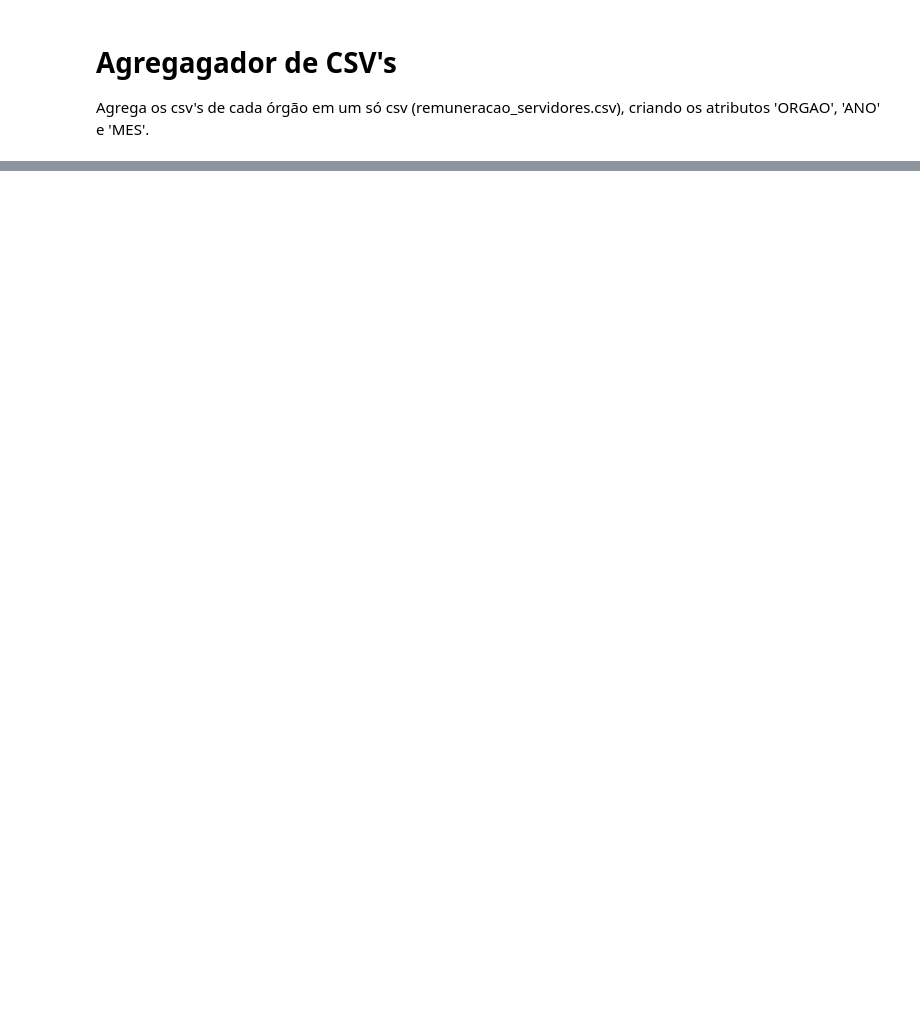
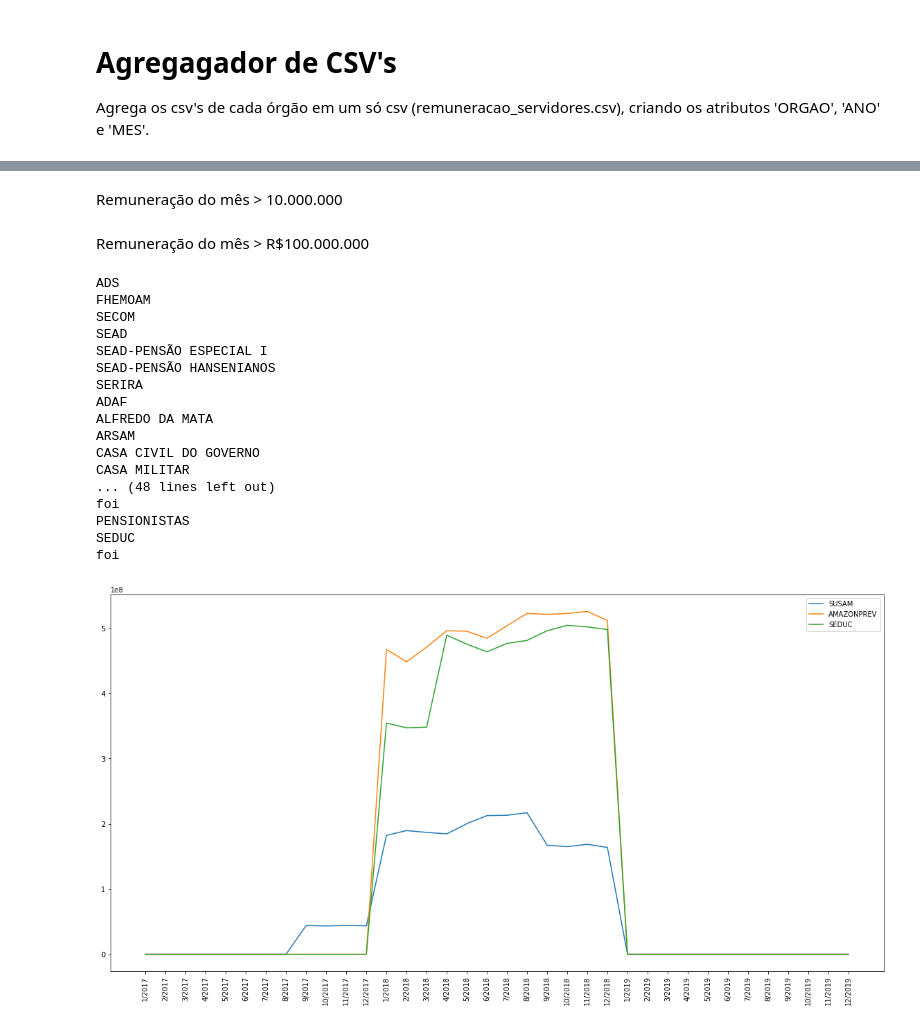
Before and after one commit to ViniPessoa8/PAIC, a Jupyter notebook: csv-merger.ipynb, the cells around one changed output, grey strips where cells are left out. Cells and saved outputs as stored; diff of their text form; code cells hidden in the pictures; blank space fills up the shorter version.

```diff
--- a/csv-merger.ipynb
+++ b/csv-merger.ipynb
@@ -222,0 +297,2 @@ print(uea_rem)
+# %% [markdown]
+Remuneração do mês > 10.000.000
@@ -222,0 +333,57 @@ print(uea_rem)
+# %% [markdown]
+Remuneração do mês > R$100.000.000
+# %%
+c_org = 0
+data = []
+plt.figure(figsize=[20,10])
+for orgao in orgaos:
+
+    maior = 0
+    orgao_tots = []
+
+#     if(orgao != 'AMAZONPREV' and orgao != 'SUSAM' and orgao != 'SEDUC'):
+#         continue
+    print(orgao)
+    for ano in anos:
+
+        if (ano < 2017):
+            continue
+#         print("###", ano)
+        meses = rem_org['MES'].drop_duplicates()
+
+        for mes in meses:
+#             print("######", mes, end=': ')
+            rem = rem_org[(rem_org['ANO'] == ano) & (rem_org['ORGAO'] == orgao) & (rem_org['MES'] == mes)]
+            rem = rem[['REMUNERACAO LEGAL DEVIDA(R$)', 'ORGAO']]
+            rem = rem['REMUNERACAO LEGAL DEVIDA(R$)'].sum()
+            if (rem > maior):
+                maior = rem
+#             print(rem)
+            orgao_tots.append(rem)
+            data.append(str(mes) + "/" + str(ano))
+    if (maior >= 100000000):
+        plt.plot(orgao_tots, label = orgao)
+        plt.legend(loc=0)
+        ax = plt.xticks(range(len(orgao_tots)),data, rotation = 90)
+        print("foi")
+
+    c_org += 1
+# %% [output]
+ADS
+FHEMOAM
+SECOM
+SEAD
+SEAD-PENSÃO ESPECIAL I
+SEAD-PENSÃO HANSENIANOS
+SERIRA
+ADAF
+ALFREDO DA MATA
+ARSAM
+CASA CIVIL DO GOVERNO
+CASA MILITAR
+... (48 lines left out)
+foi
+PENSIONISTAS
+SEDUC
+foi
+[figure, added]
```
Also changed, not shown: parts of 13 cells of this notebook.
